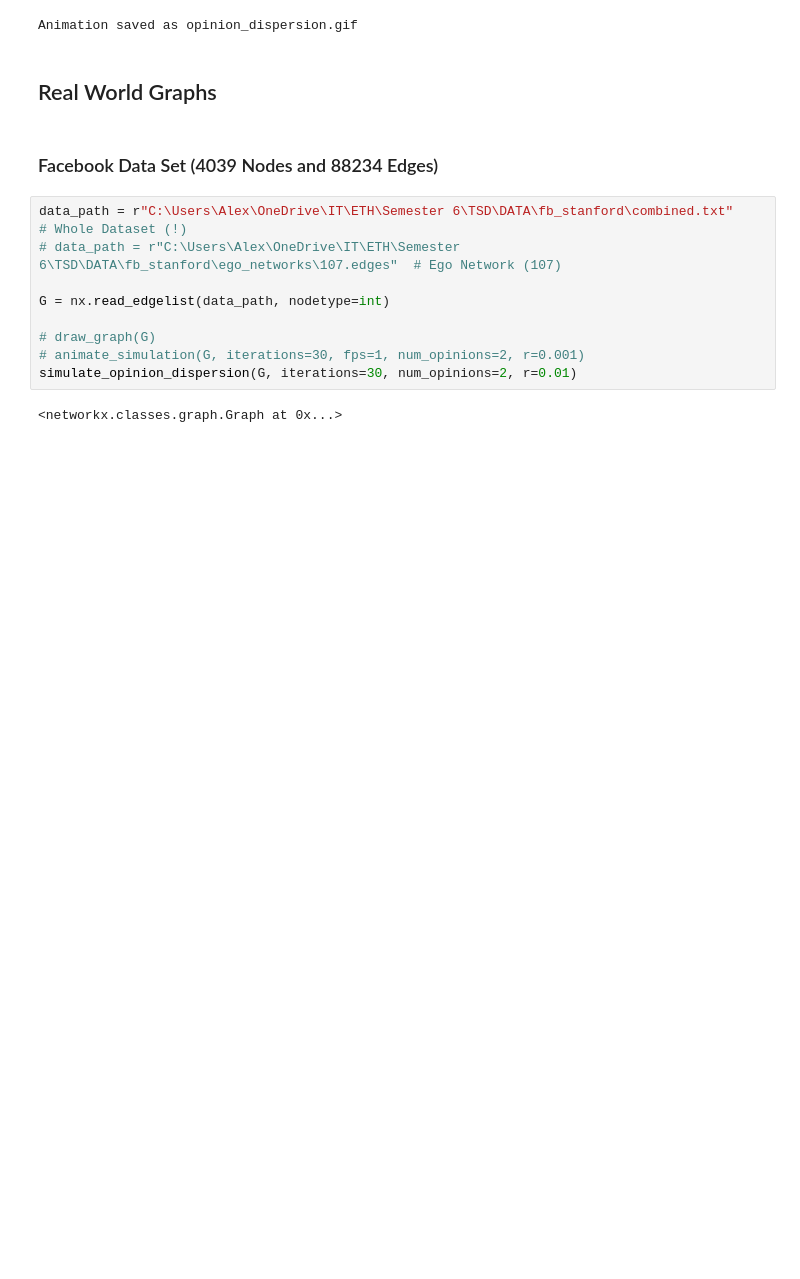
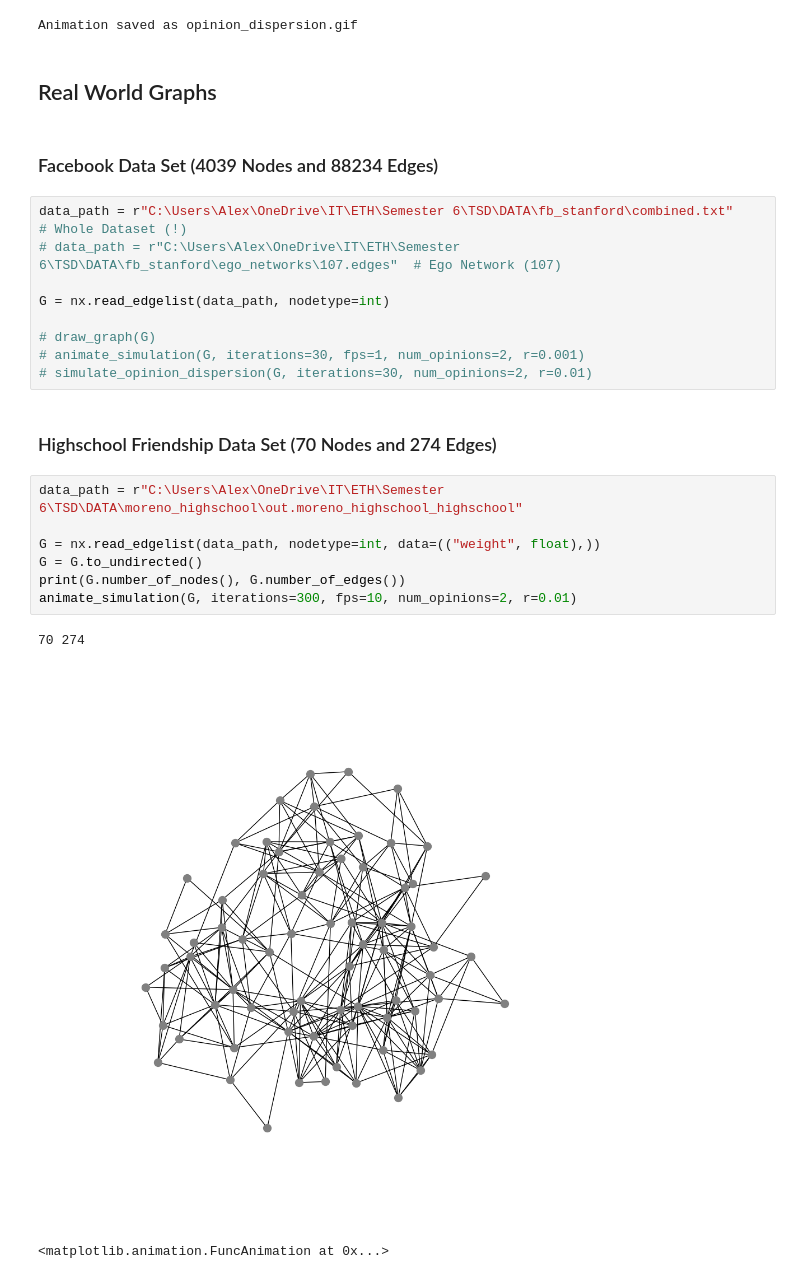
Before and after one commit to glodimendes/politics-and-social-media, a Jupyter notebook: network_analysis/opinion_propagation.ipynb, the cells around one changed output. Cells and saved outputs as stored; diff of their text form; blank space fills up the shorter version.

```diff
--- a/network_analysis/opinion_propagation.ipynb
+++ b/network_analysis/opinion_propagation.ipynb
@@ -159,6 +184,17 @@ G = nx.read_edgelist(data_path, nodetype=int)
 
 # draw_graph(G)
 # animate_simulation(G, iterations=30, fps=1, num_opinions=2, r=0.001)
-simulate_opinion_dispersion(G, iterations=30, num_opinions=2, r=0.01)
+# simulate_opinion_dispersion(G, iterations=30, num_opinions=2, r=0.01)
-# %% [output]
-<networkx.classes.graph.Graph at 0x...>
+# %% [markdown]
+### Highschool Friendship Data Set (70 Nodes and 274 Edges)
+# %%
+data_path = r"C:\Users\Alex\OneDrive\IT\ETH\Semester 6\TSD\DATA\moreno_highschool\out.moreno_highschool_highschool"
+
+G = nx.read_edgelist(data_path, nodetype=int, data=(("weight", float),))
+G = G.to_undirected()
+print(G.number_of_nodes(), G.number_of_edges())
+animate_simulation(G, iterations=300, fps=10, num_opinions=2, r=0.01)
+# %% [output]
+70 274
+[figure, added]
+<matplotlib.animation.FuncAnimation at 0x...>
```
Also changed, not shown: parts of 3 cells of this notebook.
